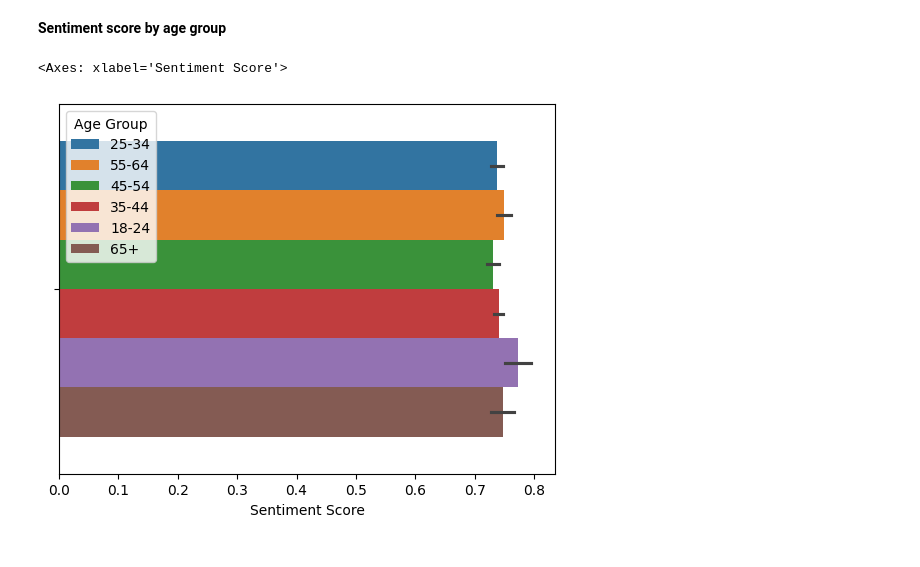
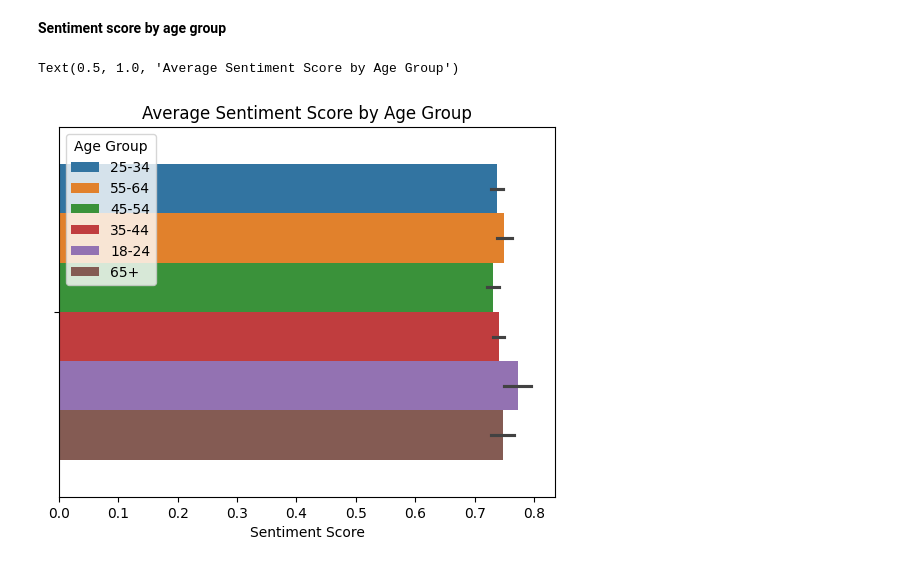
Before and after one commit to Sabrina-Hendricks/DS4002-Group13, a Jupyter notebook: Scripts/MI2_EDA.ipynb, the cells around one changed output. Cells and saved outputs as stored; diff of their text form; code cells hidden in the pictures.

```diff
--- a/Scripts/MI2_EDA.ipynb
+++ b/Scripts/MI2_EDA.ipynb
@@ -56,6 +57,7 @@ This graph suggests to us that most reviews have a positive sentiment.
 **Sentiment score by age group**
 # %%
 sns.barplot(data=df, x='Sentiment Score', hue='Age Group')
+plt.title('Average Sentiment Score by Age Group')
 # %% [output]
-<Axes: xlabel='Sentiment Score'>
+Text(0.5, 1.0, 'Average Sentiment Score by Age Group')
-[figure, old version]
+[figure, new version]
```
Also changed, not shown: parts of 1 cell of this notebook.
